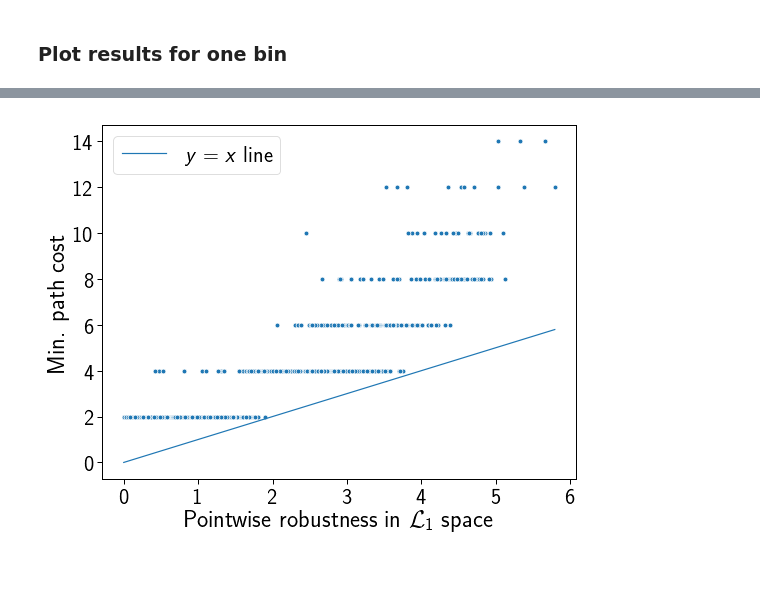
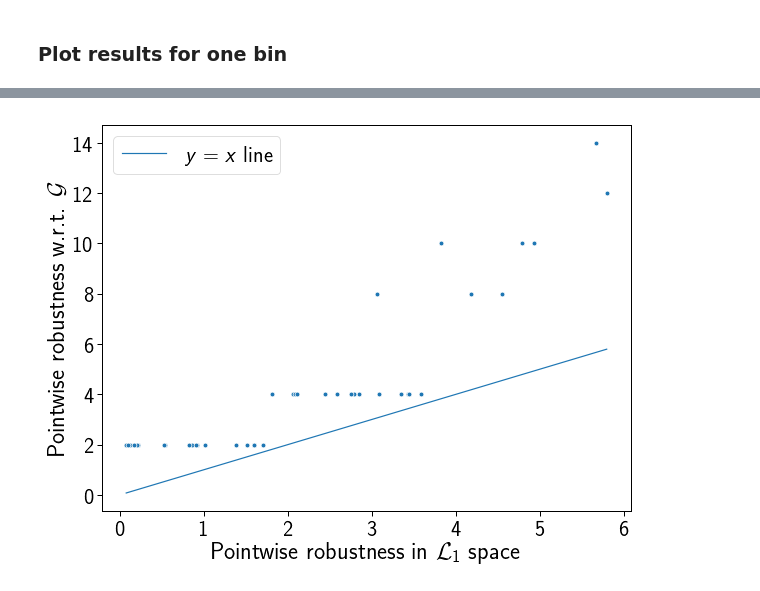
Before and after one commit to spring-epfl/trickster, a Jupyter notebook: notebooks/bots_experiment.ipynb, the cells around one changed output, grey strips where cells are left out. Cells and saved outputs as stored; diff of their text form; code cells hidden in the pictures.

```diff
--- a/notebooks/bots_experiment.ipynb
+++ b/notebooks/bots_experiment.ipynb
@@ -1,8 +1,12 @@
 # %%
 BAND = '1k'
+TARGET_CONFIDENCE = 0.5
 FOCUS_BINS = 20
-REPORT_PATH_TEMPLATE = '../out/reports/bots_%s.pkl'
+REPORT_PATH_TEMPLATE = '../out/reports/bots_band_%s_target_%1.1f.pkl'
+# Overrided REPORT_PATH_TEMPLATE
+REPORT_PATH = None
 FIGS_PATH = '../out/images'
+TABLE_CHANGED_FEATURES_THRESHOLD = 2
 WEIGHTED_EPSILONS = [2, 3, 5, 10]
 HIGH_EPSILONS = [5, 10, 100, 500, 1000]
 BEST_FIRST_EPSILON = None
@@ -122,7 +126,9 @@ def get_feature_value_pairs(xs):
 ### Load data
 # %%
 # Load results from running adversarial search on bot dataset.
-results = load_results(REPORT_PATH_TEMPLATE % BAND)
+if REPORT_PATH is None:
+    REPORT_PATH = REPORT_PATH_TEMPLATE % (BAND, TARGET_CONFIDENCE)
+results = load_results(REPORT_PATH)
 # %% [markdown]
 ### Table with adversarial examples
 # %%
@@ -441,20 +450,29 @@ if SAVE_PLOTS:
+# %%
+p_norm = item['p_norm']
+if p_norm == np.inf:
+    p_norm = '\infty'
+else:
+    p_norm = str(p_norm)
 # %%
 fig, ax = plt.subplots()
-ast_costs_df = costs_df.query('eps==1')
+
+ast_costs_df = costs_df.query('eps==1 and bins==%d' % FOCUS_BINS)
 sns.scatterplot(data=ast_costs_df,
-            x='robustness', y='pathcost', ax=ax)
+                x='robustness', y='pathcost',
+                ax=ax)
 
 xs = [ast_costs_df.robustness.min(), ast_costs_df.robustness.max()]
 plt.plot(xs, xs, label='$y = x$ line')
 
 ax.legend()
-ax.set_xlabel('Pointwise robustness in $\mathcal{L}_%d$ space' % item['p_norm'])
-ax.set_ylabel('Min. path cost')
+ax.set_xlabel('Pointwise robustness in $\mathcal{L}_%s$ space' % p_norm)
+ax.set_ylabel('Pointwise robustness w.r.t. $\mathcal{G}$')
 
 fig.set_figwidth(FIGWIDTH)
 fig.set_figheight(FIGHEIGHT)
+fig.set_tight_layout('tight')
 
 if SAVE_PLOTS:
-    save_fig(fig, 'bots_mac_comparison_band_{}.pdf', BAND)
+    save_fig(fig, 'bots_mac_comparison_band_{}_target_{:1.1f}.pdf', BAND, TARGET_CONFIDENCE)
 # %% [output]
-[figure, old version]
+[figure, new version]
```
Also changed, not shown: parts of 11 cells of this notebook.
